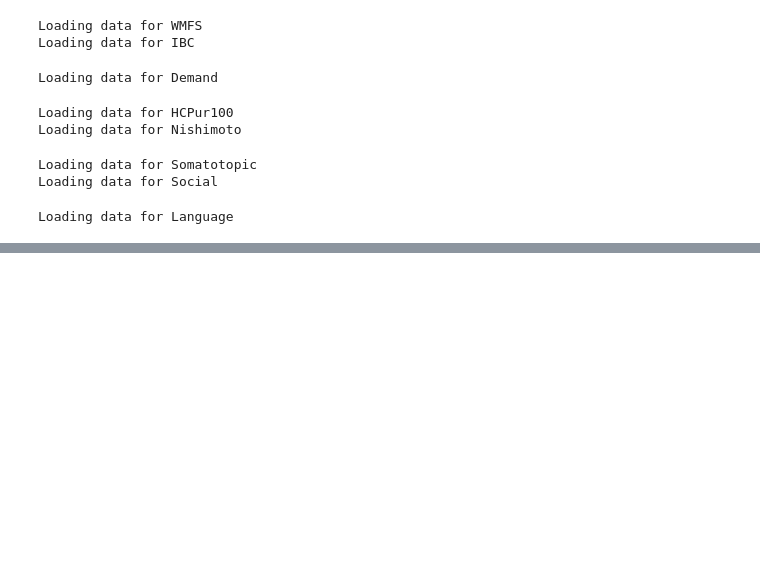
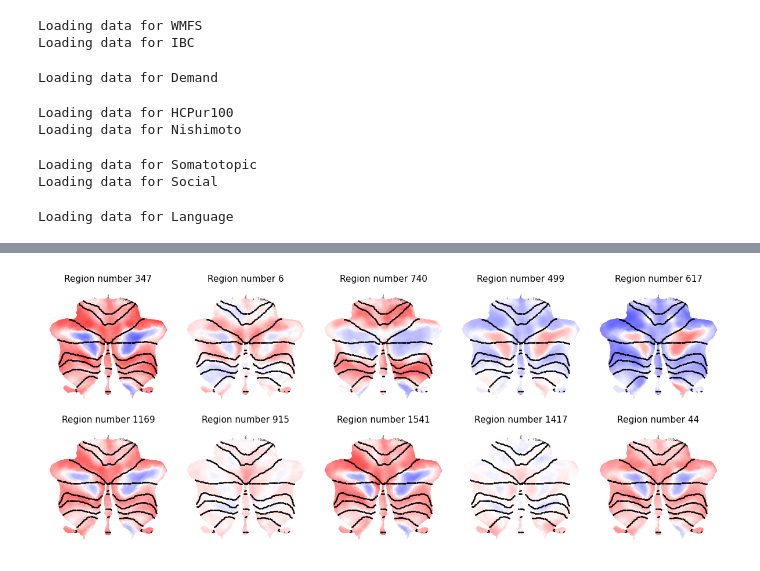
Before and after one commit to DiedrichsenLab/cortico_cereb_connectivity, a Jupyter notebook: notebooks/11. Hippocamp/1. Simple_cor.ipynb, the cells around one changed output, grey strips where cells are left out. Saved outputs shown, nothing was run; the diff lists cells and outputs as text; code cells hidden in the pictures; blank space fills up the shorter version.

```diff
--- a/notebooks/11. Hippocamp/1. Simple_cor.ipynb
+++ b/notebooks/11. Hippocamp/1. Simple_cor.ipynb
@@ -132 +122,17 @@ plt.tight_layout();
+# %%
+cereb_atlas, _ = am.get_atlas('MNISymC3')
+fig, axes = plt.subplots(2, 5, figsize=(12, 5))
+rnd_ind = np.random.choice(corr_xy.shape[0], size=10, replace=False)
+for i, (ind, name) in enumerate(zip(rnd_ind,H_parcel_names)):
+    corr_vec = corr_xy[ind, :]
+    nifti_image = cereb_atlas.data_to_nifti(corr_vec)
+    data = suit.vol_to_surf(nifti_image, space='MNISymC')
+
+    plt.subplot(2, 5, i+1)
+    suit.flatmap.plot(data, cmap='bwr', new_figure=False, cscale=[-1, 1])
+    plt.title(f'Region number {ind}', fontsize=11)
+
+plt.tight_layout();
+# %% [output]
+[figure, added]
 # %%
```
Also changed, not shown: parts of 7 cells of this notebook.
